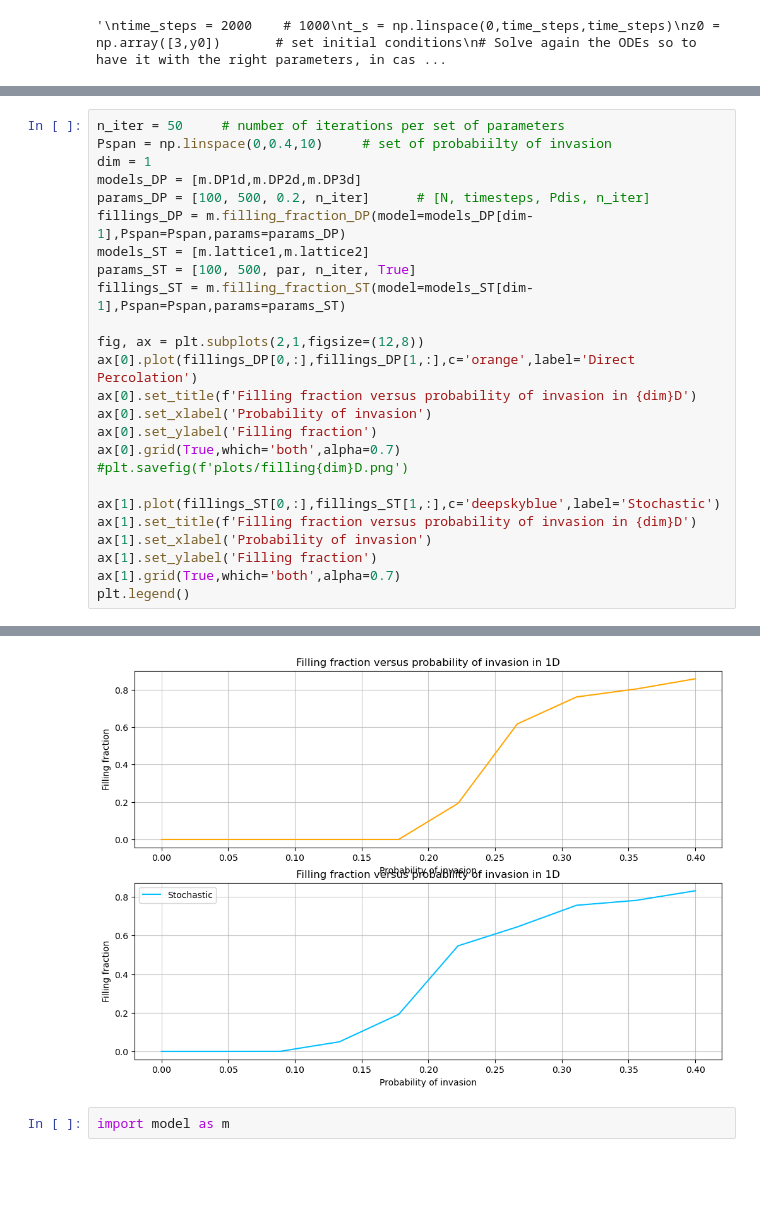
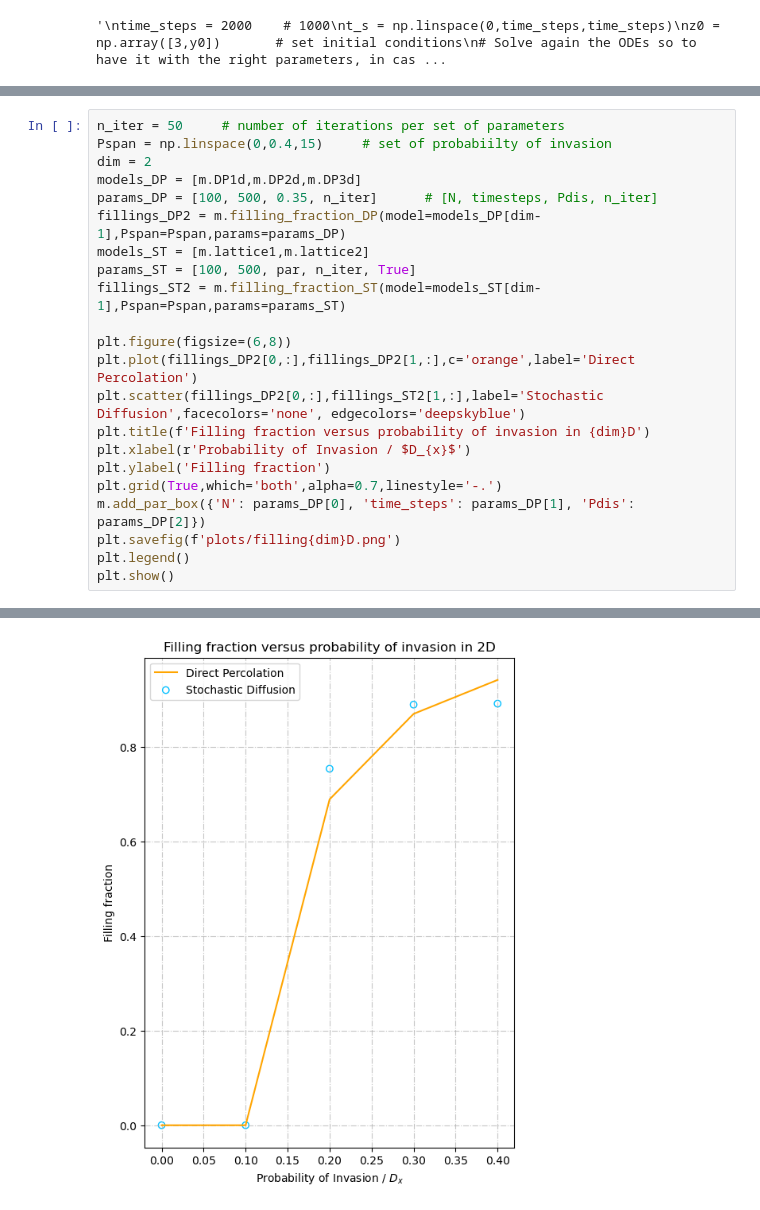
Before and after one commit to pietromalagoli/PCS, a Jupyter notebook: project.ipynb, the cells around one changed output, grey strips where cells are left out. Drawn from its saved outputs; the diff is of its cells as text; blank space fills up the shorter version.

Commit message:
Figure 6 and 4 functioning, only to run

```diff
--- a/project.ipynb
+++ b/project.ipynb
@@ -468,26 +544,23 @@ The attractor (x*,y*) is a stable spiral (negative discriminant -> damped oscill
 # %%
 n_iter = 50     # number of iterations per set of parameters
-Pspan = np.linspace(0,0.4,10)     # set of probabiilty of invasion
-dim = 1
+Pspan = np.linspace(0,0.4,15)     # set of probabiilty of invasion
+dim = 2
 models_DP = [m.DP1d,m.DP2d,m.DP3d]
-params_DP = [100, 500, 0.2, n_iter]      # [N, timesteps, Pdis, n_iter]
-fillings_DP = m.filling_fraction_DP(model=models_DP[dim-1],Pspan=Pspan,params=params_DP)
+params_DP = [100, 500, 0.35, n_iter]      # [N, timesteps, Pdis, n_iter]
+fillings_DP2 = m.filling_fraction_DP(model=models_DP[dim-1],Pspan=Pspan,params=params_DP)
 models_ST = [m.lattice1,m.lattice2]
 params_ST = [100, 500, par, n_iter, True]
-fillings_ST = m.filling_fraction_ST(model=models_ST[dim-1],Pspan=Pspan,params=params_ST)
+fillings_ST2 = m.filling_fraction_ST(model=models_ST[dim-1],Pspan=Pspan,params=params_ST)
 
-fig, ax = plt.subplots(2,1,figsize=(12,8))
-ax[0].plot(fillings_DP[0,:],fillings_DP[1,:],c='orange',label='Direct Percolation')
-ax[0].set_title(f'Filling fraction versus probability of invasion in {dim}D')
-ax[0].set_xlabel('Probability of invasion')
-ax[0].set_ylabel('Filling fraction')
-ax[0].grid(True,which='both',alpha=0.7)
-#plt.savefig(f'plots/filling{dim}D.png')
-
-ax[1].plot(fillings_ST[0,:],fillings_ST[1,:],c='deepskyblue',label='Stochastic')
-ax[1].set_title(f'Filling fraction versus probability of invasion in {dim}D')
-ax[1].set_xlabel('Probability of invasion')
-ax[1].set_ylabel('Filling fraction')
-ax[1].grid(True,which='both',alpha=0.7)
+plt.figure(figsize=(6,8))
+plt.plot(fillings_DP2[0,:],fillings_DP2[1,:],c='orange',label='Direct Percolation')
+plt.scatter(fillings_DP2[0,:],fillings_ST2[1,:],label='Stochastic Diffusion',facecolors='none', edgecolors='deepskyblue')
+plt.title(f'Filling fraction versus probability of invasion in {dim}D')
+plt.xlabel(r'Probability of Invasion / $D_{x}$')
+plt.ylabel('Filling fraction')
+plt.grid(True,which='both',alpha=0.7,linestyle='-.')
+m.add_par_box({'N': params_DP[0], 'time_steps': params_DP[1], 'Pdis': params_DP[2]})
+plt.savefig(f'plots/filling{dim}D.png')
 plt.legend()
+plt.show()
 # %% [output]
@@ -495,3 +577 @@ plt.legend()
-[figure, old version]
+[figure, new version]
-# %%
-import model as m
```
Also changed, not shown: parts of 22 cells of this notebook, 7 other files.
